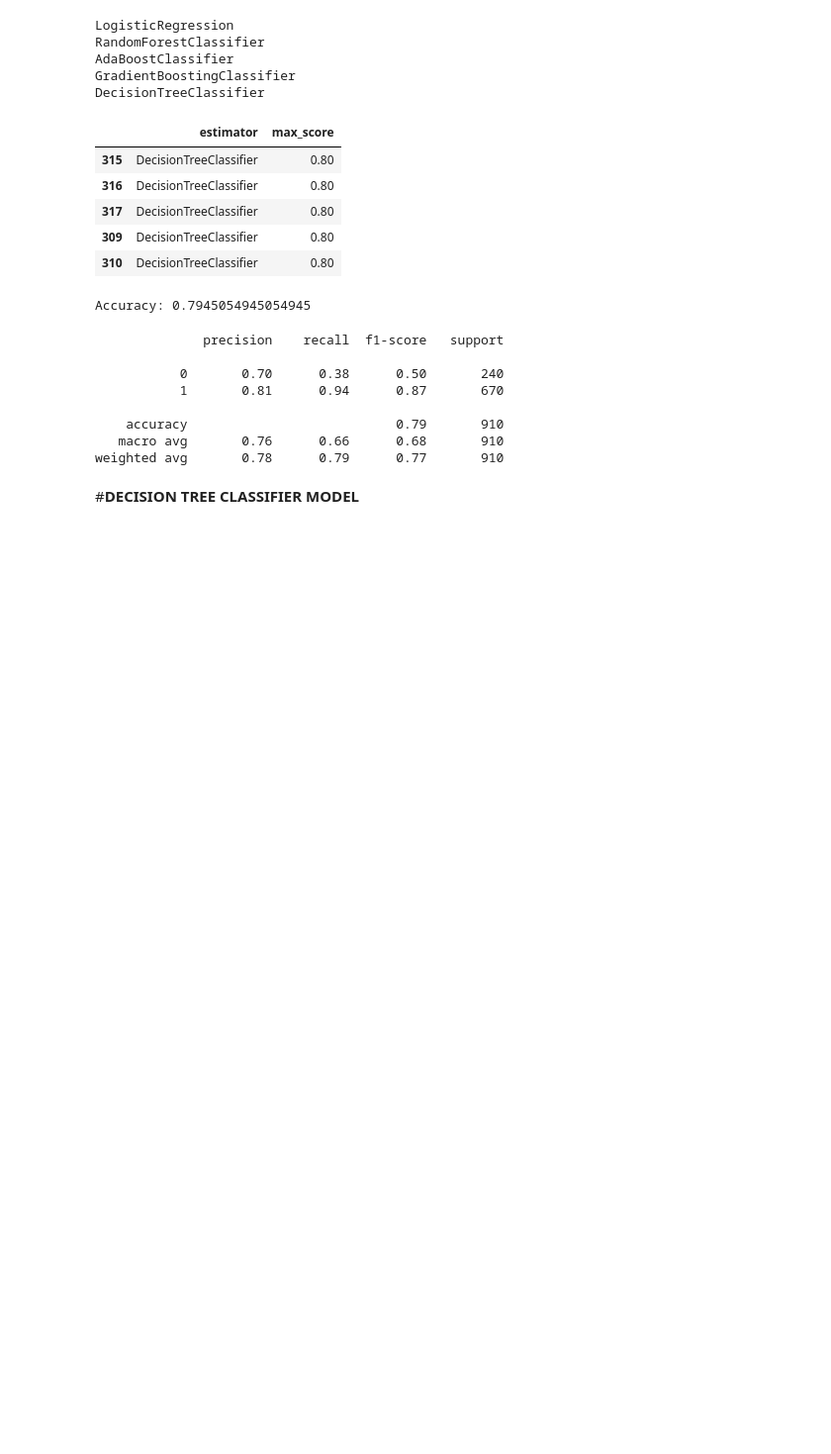
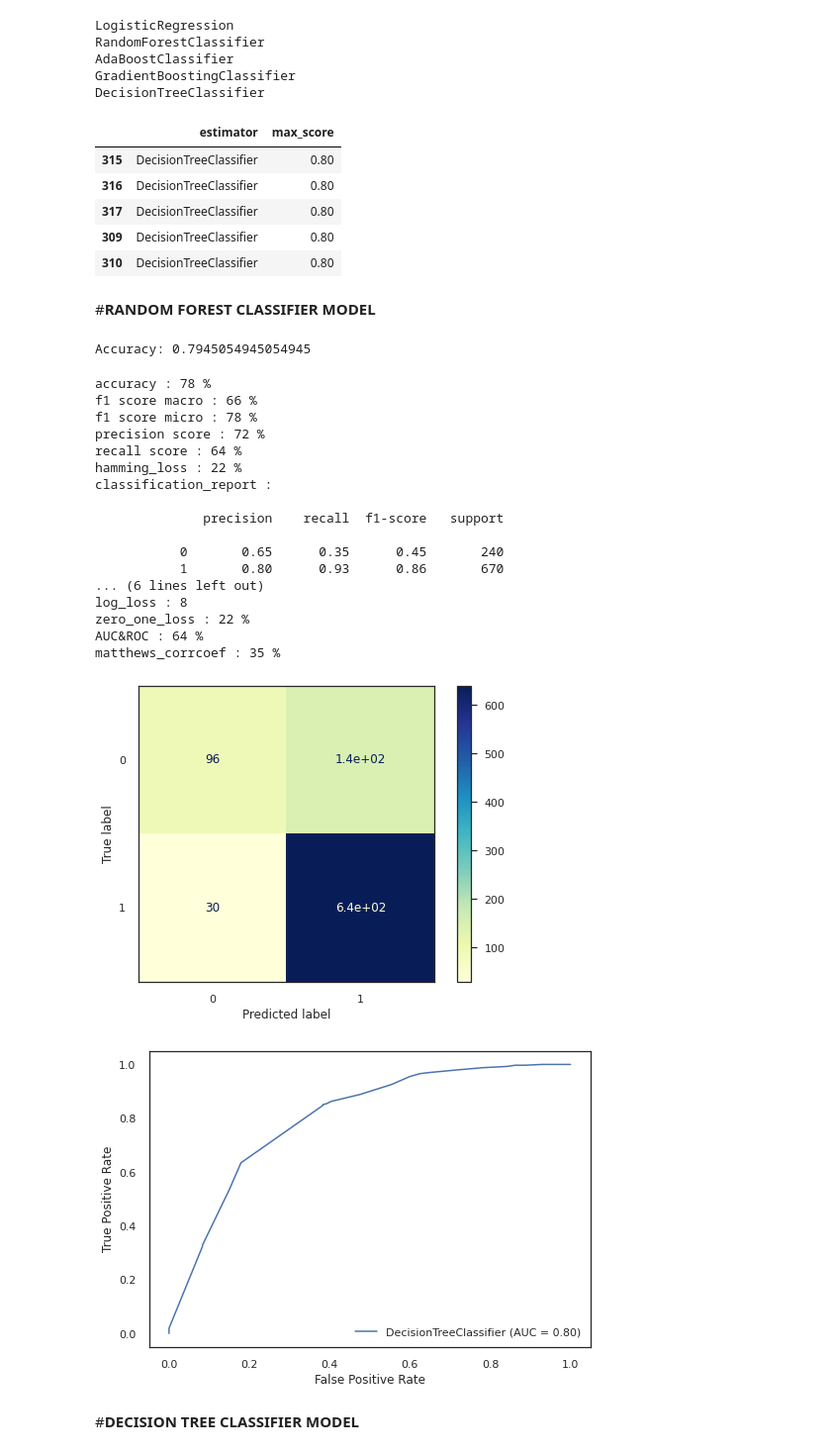
Before and after one commit to MMasson1988/Capstone-s-Project, a Jupyter notebook: Contraceptive_Project_Test.ipynb, the cells around one changed output. Shown at 99% size. Saved outputs shown, nothing was run; the diff lists cells and outputs as text; code cells hidden in the pictures; blank space fills up the shorter version.

```diff
--- a/Contraceptive_Project_Test.ipynb
+++ b/Contraceptive_Project_Test.ipynb
@@ -1262,3 +1264,5 @@ DecisionTreeClassifier
 | 317 | DecisionTreeClassifier | 0.80 |
 | 309 | DecisionTreeClassifier | 0.80 |
 | 310 | DecisionTreeClassifier | 0.80 |
+# %% [markdown]
+#**RANDOM FOREST CLASSIFIER MODEL**
@@ -1280,18 +1304,28 @@ from sklearn import metrics
 print("Accuracy:",metrics.accuracy_score(y_test, gdb_y_pred))
 # %% [output]
 Accuracy: 0.7945054945054945
-# %%
-# print classification report
-print(classification_report(y_test, gdb_y_pred))
-# %% [output]
-              precision    recall  f1-score   support
-
-           0       0.70      0.38      0.50       240
-           1       0.81      0.94      0.87       670
-
-    accuracy                           0.79       910
-   macro avg       0.76      0.66      0.68       910
-weighted avg       0.78      0.79      0.77       910
+# %%
+model_analysis(y_test, gdb_y_pred)
+# %% [output]
+accuracy : 78 %
+f1 score macro : 66 %
+f1 score micro : 78 %
+precision score : 72 %
+recall score : 64 %
+hamming_loss : 22 %
+classification_report :
+
+              precision    recall  f1-score   support
+
+           0       0.65      0.35      0.45       240
+           1       0.80      0.93      0.86       670
+... (6 lines left out)
+log_loss : 8
+zero_one_loss : 22 %
+AUC&ROC : 64 %
+matthews_corrcoef : 35 %
+[figure, added]
+[figure, added]
 # %% [markdown]
 #**DECISION TREE CLASSIFIER MODEL**
 # %%
```
Also changed, not shown: parts of 20 cells of this notebook.
